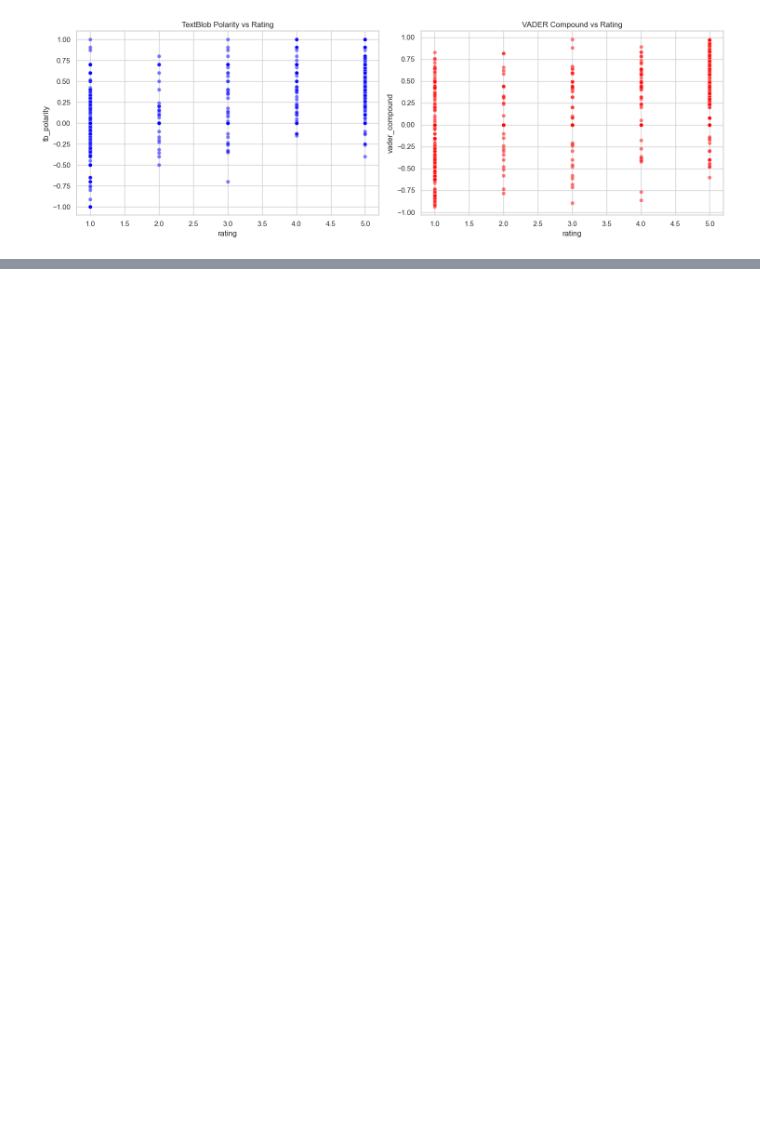
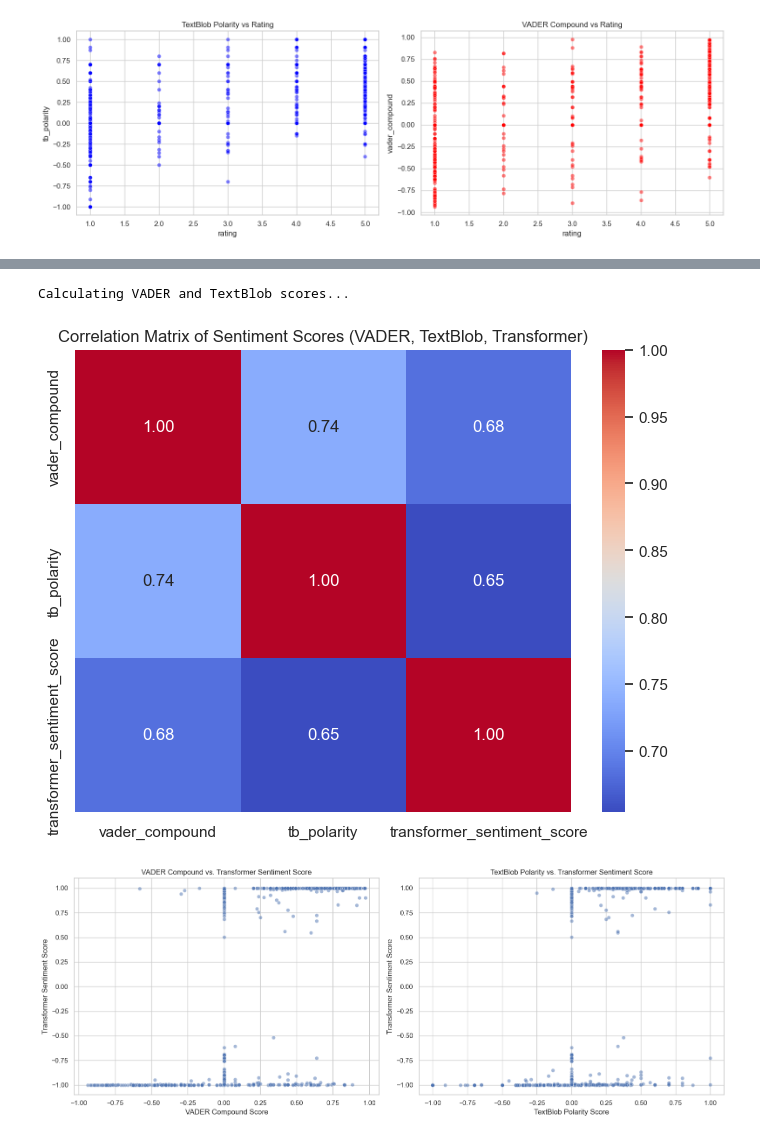
Before and after one commit to Simbogj/fintech-review-analytics, a Jupyter notebook: notebooks/sentiment_thematic_analysis.ipynb, the cells around one changed output, grey strips where cells are left out. Saved outputs shown, nothing was run; the diff lists cells and outputs as text; code cells hidden in the pictures; blank space fills up the shorter version.

```diff
--- a/notebooks/sentiment_thematic_analysis.ipynb
+++ b/notebooks/sentiment_thematic_analysis.ipynb
@@ -338,33 +469,48 @@ Transformer skipped: name 'df_clean' is not defined
 # %%
-# Cell 11.1: Visualizing Sentiment Score Correlation
+# Visualizing Sentiment Score Correlation
+from textblob import TextBlob
+from nltk.sentiment import SentimentIntensityAnalyzer
 
-# Ensure transformer_sentiment_score is available
+# 1. Calculate VADER and TextBlob scores first
+print("Calculating VADER and TextBlob scores...")
+sia = SentimentIntensityAnalyzer()
+
+# Apply VADER
+df_clean['vader_compound'] = df_clean['review'].apply(lambda x: sia.polarity_scores(str(x))['compound'])
+# Apply TextBlob
+df_clean['tb_polarity'] = df_clean['review'].apply(lambda x: TextBlob(str(x)).sentiment.polarity)
+
+# 2. Ensure transformer_sentiment_score is available
 if 'transformer_sentiment_score' not in df_clean.columns:
     print("Transformer sentiment scores not available for comparison.")
 else:
     # Create a DataFrame for correlation
     sentiment_scores = df_clean[['vader_compound', 'tb_polarity', 'transformer_sentiment_score']]
 
     # Calculate the correlation matrix
     correlation_matrix = sentiment_scores.corr()
 
     plt.figure(figsize=(8, 6))
     sns.heatmap(correlation_matrix, annot=True, cmap='coolwarm', fmt=".2f")
     plt.title('Correlation Matrix of Sentiment Scores (VADER, TextBlob, Transformer)')
     plt.show()
 
     # Plotting scatter plots for pairwise comparison
     fig, axes = plt.subplots(1, 2, figsize=(16, 6))
 
     sns.scatterplot(data=df_clean, x='vader_compound', y='transformer_sentiment_score', alpha=0.5, ax=axes[0])
     axes[0].set_title('VADER Compound vs. Transformer Sentiment Score')
     axes[0].set_xlabel('VADER Compound Score')
     axes[0].set_ylabel('Transformer Sentiment Score')
 
     sns.scatterplot(data=df_clean, x='tb_polarity', y='transformer_sentiment_score', alpha=0.5, ax=axes[1])
     axes[1].set_title('TextBlob Polarity vs. Transformer Sentiment Score')
     axes[1].set_xlabel('TextBlob Polarity Score')
     axes[1].set_ylabel('Transformer Sentiment Score')
 
     plt.tight_layout()
     plt.show()
+# %% [output]
+Calculating VADER and TextBlob scores...
+[figure, added]
+[figure, added]
```
Also changed, not shown: parts of 32 cells of this notebook, 3 other files.
